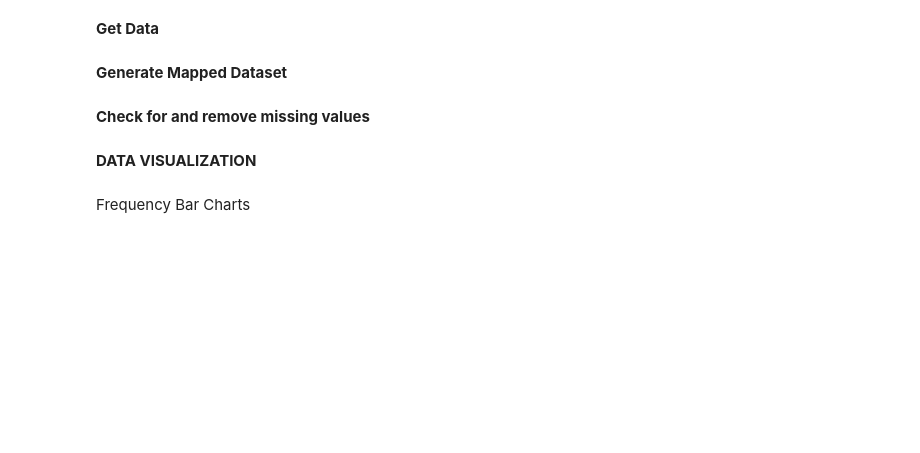
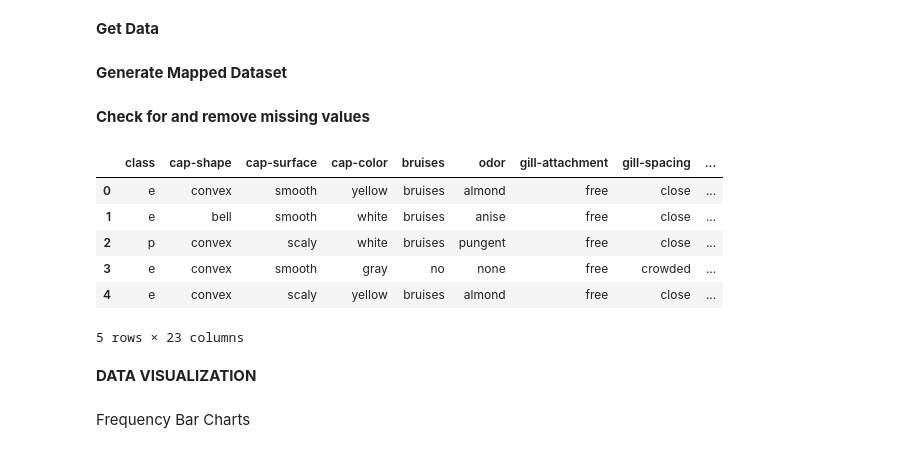
Before and after one commit to RayBipse/ecs-171-project, a Jupyter notebook: final_notebook.ipynb, the cells around one changed output. Drawn from its saved outputs; the diff is of its cells as text; code cells hidden in the pictures; blank space fills up the shorter version.

```diff
--- a/final_notebook.ipynb
+++ b/final_notebook.ipynb
@@ -64,6 +64,15 @@ for column in df_mapped.columns:
         df_mapped = df_mapped[df_mapped[column].notnull()]
 # %%
 df = df_mapped
+df_mapped.head()
+# %% [output]
+|  | class | cap-shape | cap-surface | cap-color | bruises | odor | gill-attachment | gill-spacing | ... |
+| 0 | e | convex | smooth | yellow | bruises | almond | free | close | ... |
+| 1 | e | bell | smooth | white | bruises | anise | free | close | ... |
+| 2 | p | convex | scaly | white | bruises | pungent | free | close | ... |
+| 3 | e | convex | smooth | gray | no | none | free | crowded | ... |
+| 4 | e | convex | scaly | yellow | bruises | almond | free | close | ... |
+5 rows × 23 columns
 # %% [markdown]
 **DATA VISUALIZATION**
 # %% [markdown]
```
Also changed, not shown: parts of 5 cells of this notebook.
